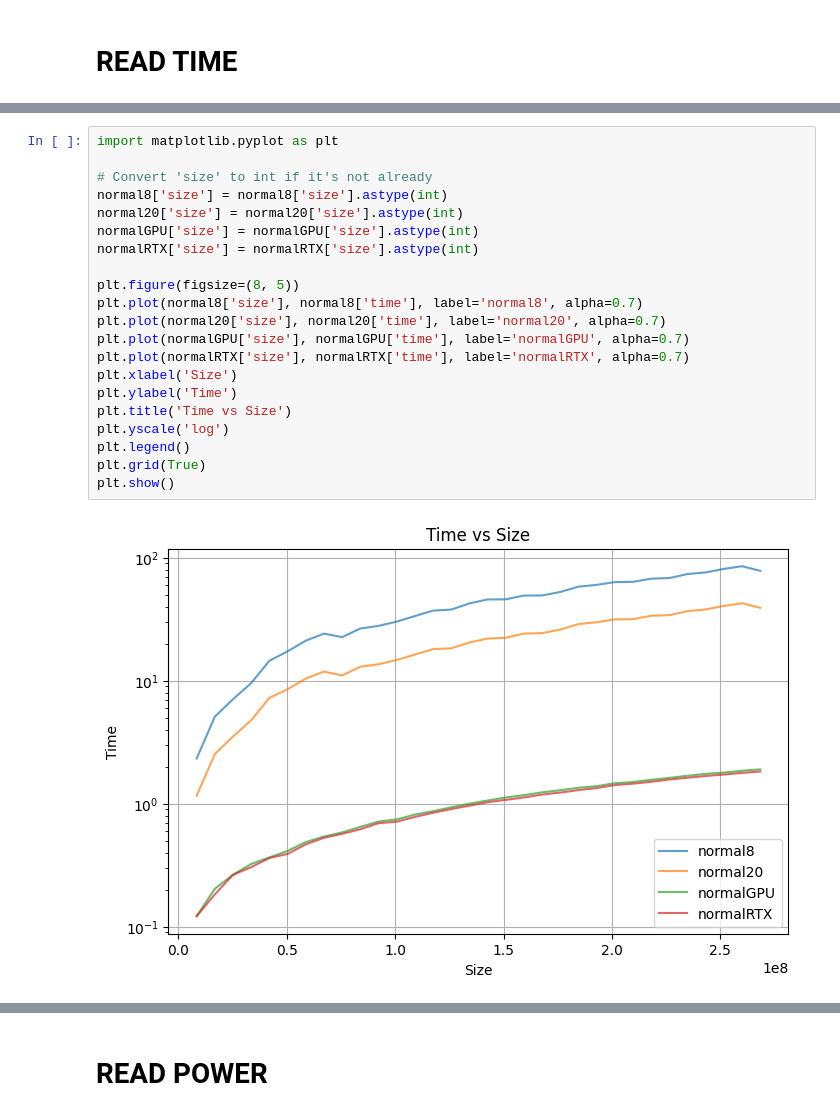
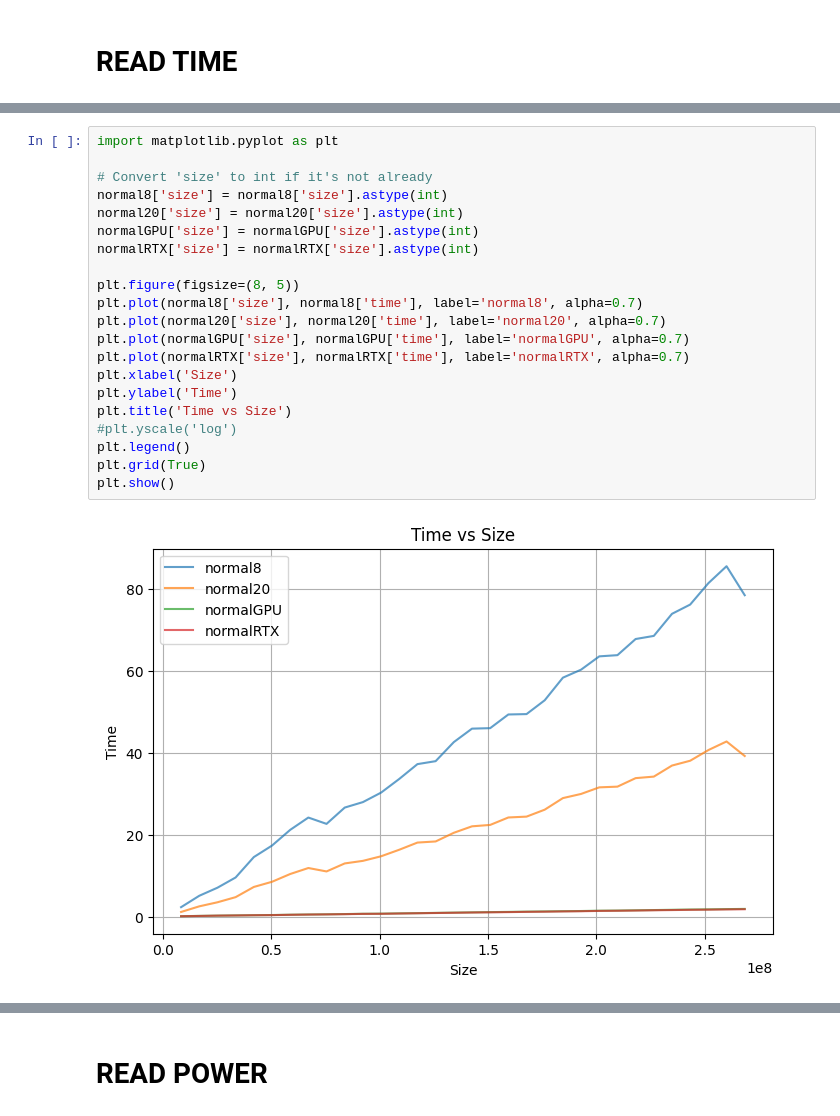
Before and after one commit to rcarrascoc/results, a Jupyter notebook: outputs/plots.ipynb, the cells around one changed output, grey strips where cells are left out. Drawn from its saved outputs; the diff is of its cells as text.

```diff
--- a/outputs/plots.ipynb
+++ b/outputs/plots.ipynb
@@ -57,23 +87,23 @@ normalRTX = read_time("normalRTX", ["power-rtx-gpu_find_extremes_axis", "power-r
 # %%
 import matplotlib.pyplot as plt
 
 # Convert 'size' to int if it's not already
 normal8['size'] = normal8['size'].astype(int)
 normal20['size'] = normal20['size'].astype(int)
 normalGPU['size'] = normalGPU['size'].astype(int)
 normalRTX['size'] = normalRTX['size'].astype(int)
 
 plt.figure(figsize=(8, 5))
 plt.plot(normal8['size'], normal8['time'], label='normal8', alpha=0.7)
 plt.plot(normal20['size'], normal20['time'], label='normal20', alpha=0.7)
 plt.plot(normalGPU['size'], normalGPU['time'], label='normalGPU', alpha=0.7)
 plt.plot(normalRTX['size'], normalRTX['time'], label='normalRTX', alpha=0.7)
 plt.xlabel('Size')
 plt.ylabel('Time')
 plt.title('Time vs Size')
-plt.yscale('log')
+#plt.yscale('log')
 plt.legend()
 plt.grid(True)
 plt.show()
 # %% [output]
-[figure, old version]
+[figure, new version]
```
Also changed, not shown: parts of 18 cells of this notebook, 34 other files.
